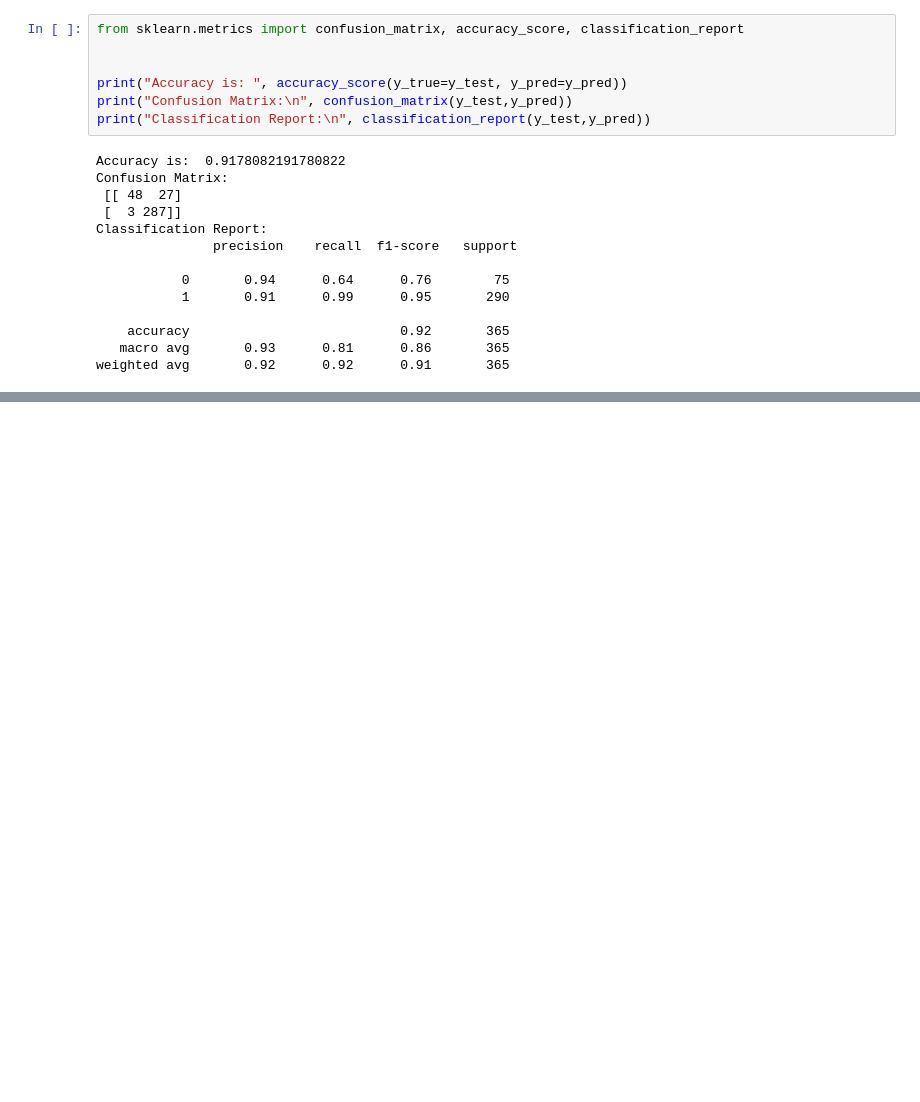
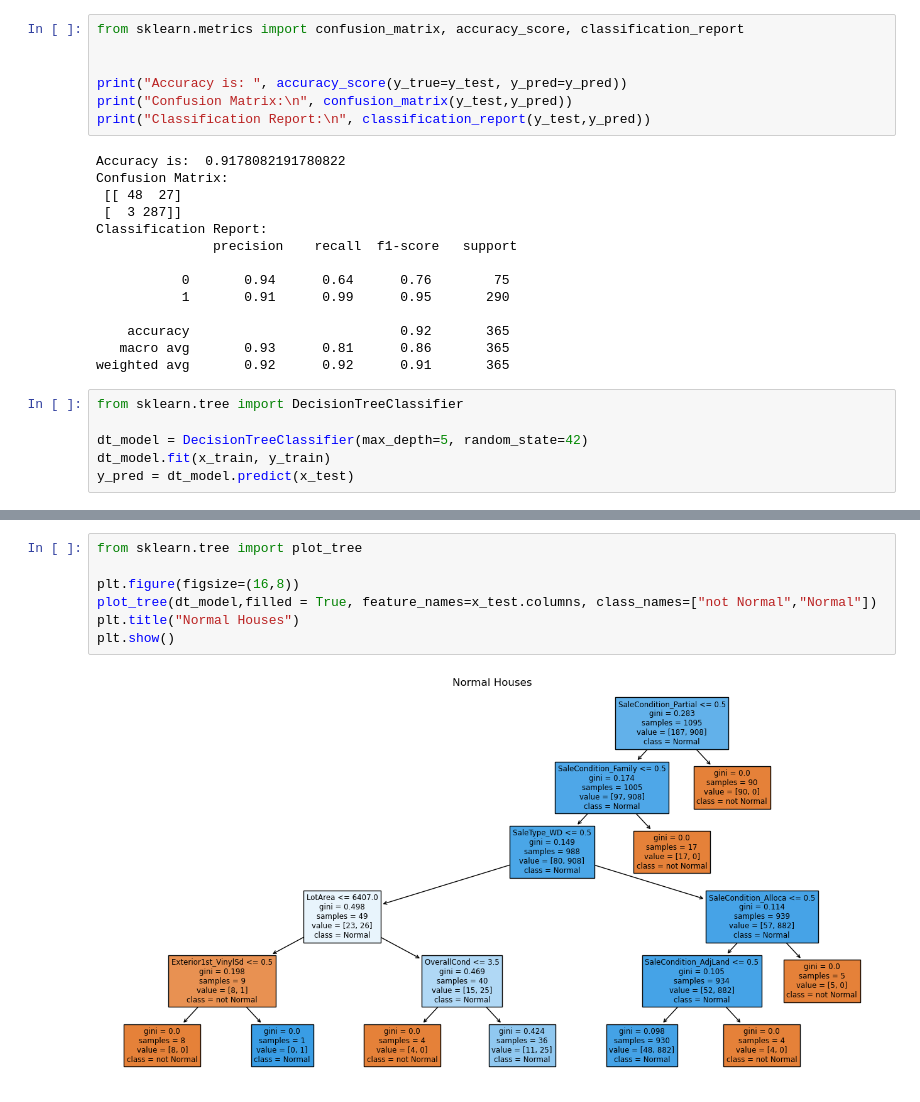
Before and after one commit to Hassanxsa/House-Prediction, a Jupyter notebook: LinearRegression.ipynb, the cells around one changed output, grey strips where cells are left out. Cells and saved outputs as stored; diff of their text form; blank space fills up the shorter version.

Commit message:
Added decision tree and random forest

```diff
--- a/LinearRegression.ipynb
+++ b/LinearRegression.ipynb
@@ -531,3 +531,9 @@ Classification Report:
     accuracy                           0.92       365
    macro avg       0.93      0.81      0.86       365
 weighted avg       0.92      0.92      0.91       365
+# %%
+from sklearn.tree import DecisionTreeClassifier
+
+dt_model = DecisionTreeClassifier(max_depth=5, random_state=42)
+dt_model.fit(x_train, y_train)
+y_pred = dt_model.predict(x_test)
@@ -533,0 +558,9 @@ weighted avg       0.92      0.92      0.91       365
+# %%
+from sklearn.tree import plot_tree
+
+plt.figure(figsize=(16,8))
+plot_tree(dt_model,filled = True, feature_names=x_test.columns, class_names=["not Normal","Normal"])
+plt.title("Normal Houses")
+plt.show()
+# %% [output]
+[figure, added]
```
Also changed, not shown: parts of 4 cells of this notebook.
